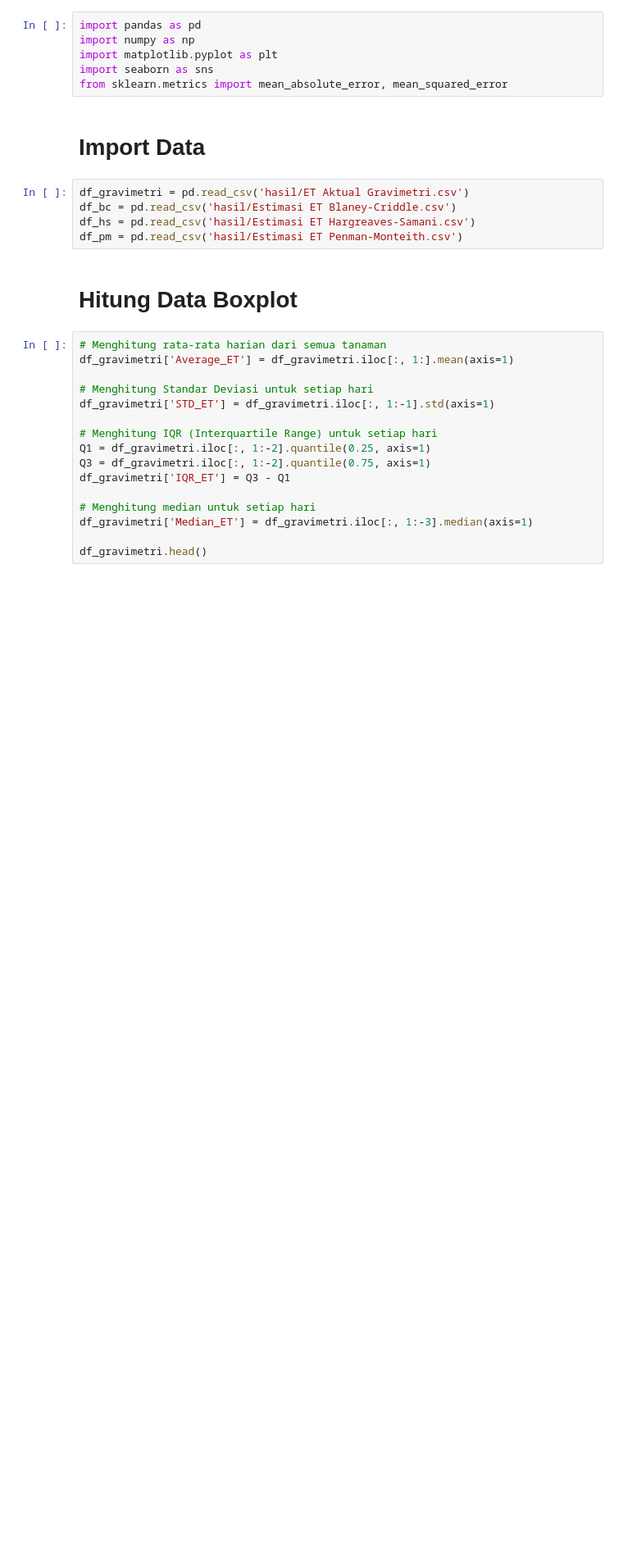
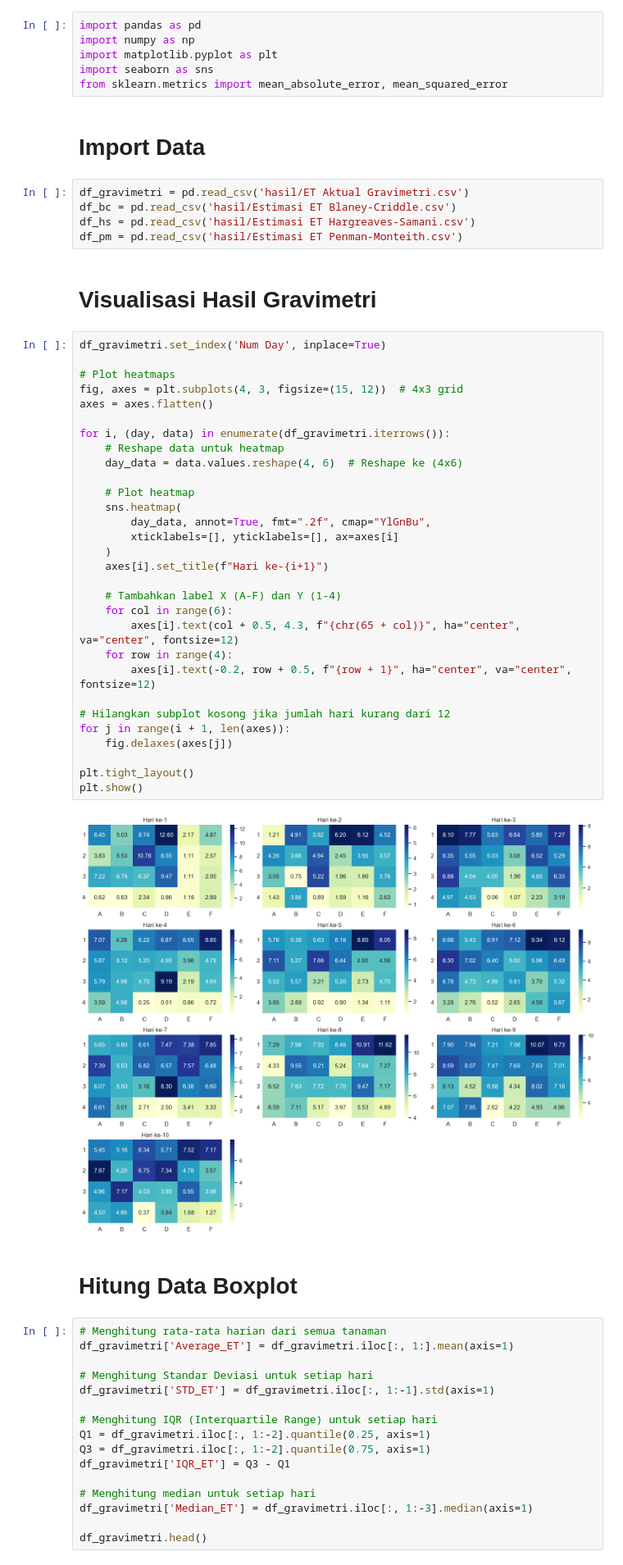
Before and after one commit to rafiachmadfr/Evapotranspiration-Analysis, a Jupyter notebook: 03. Data Analysis.ipynb, the cells around one changed output. Shown at 82% size. Cells and saved outputs as stored; diff of their text form; blank space fills up the shorter version.

```diff
--- a/03. Data Analysis.ipynb
+++ b/03. Data Analysis.ipynb
@@ -13,6 +13,40 @@ df_gravimetri = pd.read_csv('hasil/ET Aktual Gravimetri.csv')
 df_bc = pd.read_csv('hasil/Estimasi ET Blaney-Criddle.csv')
 df_hs = pd.read_csv('hasil/Estimasi ET Hargreaves-Samani.csv')
 df_pm = pd.read_csv('hasil/Estimasi ET Penman-Monteith.csv')
+# %% [markdown]
+# Visualisasi Hasil Gravimetri
+# %%
+df_gravimetri.set_index('Num Day', inplace=True)
+
+# Plot heatmaps
+fig, axes = plt.subplots(4, 3, figsize=(15, 12))  # 4x3 grid
+axes = axes.flatten()
+
+for i, (day, data) in enumerate(df_gravimetri.iterrows()):
+    # Reshape data untuk heatmap
+    day_data = data.values.reshape(4, 6)  # Reshape ke (4x6)
+
+    # Plot heatmap
+    sns.heatmap(
+        day_data, annot=True, fmt=".2f", cmap="YlGnBu",
+        xticklabels=[], yticklabels=[], ax=axes[i]
+    )
+    axes[i].set_title(f"Hari ke-{i+1}")
+
+    # Tambahkan label X (A-F) dan Y (1-4)
+    for col in range(6):
+        axes[i].text(col + 0.5, 4.3, f"{chr(65 + col)}", ha="center", va="center", fontsize=12)
+    for row in range(4):
+        axes[i].text(-0.2, row + 0.5, f"{row + 1}", ha="center", va="center", fontsize=12)
+
+# Hilangkan subplot kosong jika jumlah hari kurang dari 12
+for j in range(i + 1, len(axes)):
+    fig.delaxes(axes[j])
+
+plt.tight_layout()
+plt.show()
+# %% [output]
+[figure, added]
 # %% [markdown]
 # Hitung Data Boxplot
 # %%
```
Also changed, not shown: parts of 7 cells of this notebook, 2 other files.
